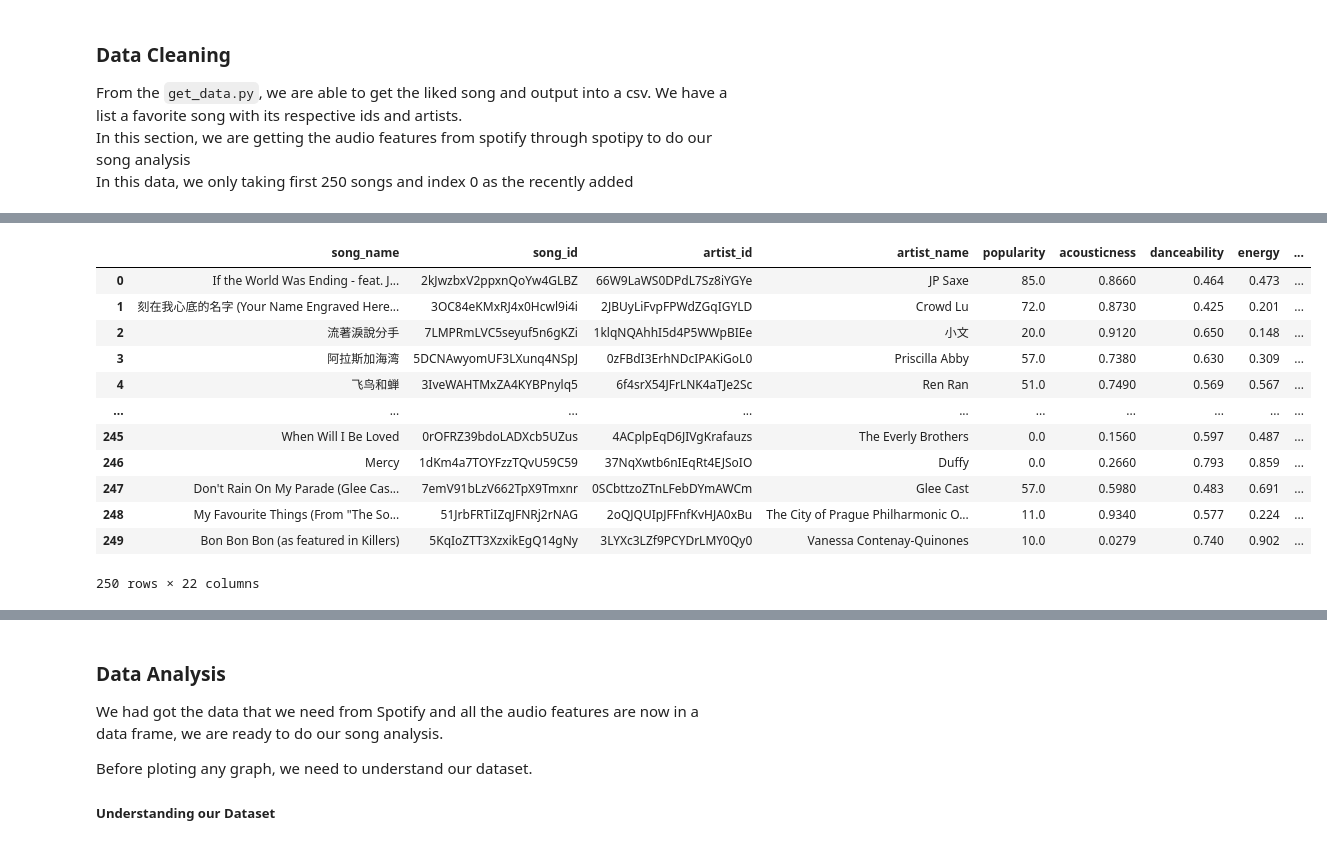
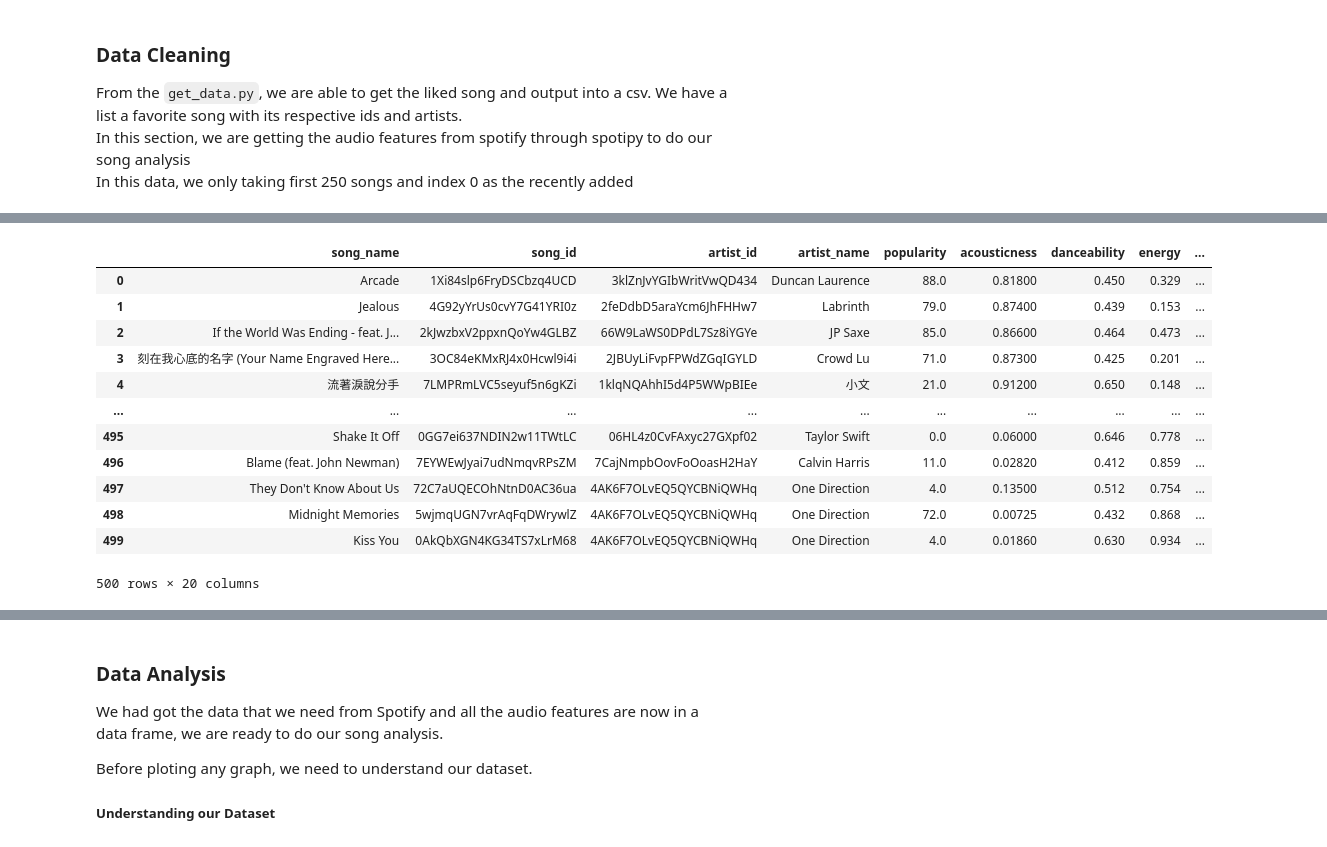
Before and after one commit to kaixuan98/fav-song-analysis, a Jupyter notebook: fav-song-anlysis.ipynb, the cells around one changed output, grey strips where cells are left out. Drawn from its saved outputs; the diff is of its cells as text; code cells hidden in the pictures.

```diff
--- a/fav-song-anlysis.ipynb
+++ b/fav-song-anlysis.ipynb
@@ -46,26 +44,25 @@ audio_features_list=audio_features_list.rename(columns={"id" : "song_id"})
 # %%
 # join the overlap which is song_id
 df = audio_features_list.combine_first(fav_song_list)
 
 #getting the list of the columns
 cols = df.columns.tolist()
 
 #reordering the columns and our final dataset has been set into df
 df = df[['song_name','song_id','artist_id','artist_name','popularity','acousticness','danceability','energy','instrumentalness','key',
-         'liveness','loudness','mode','speechiness','tempo','valence','time_signature','duration_ms',
-         'track_href','type','uri','analysis_url']]
+         'liveness','loudness','mode','speechiness','tempo','valence','time_signature','duration_ms','added_at', 'released_date']]
 df
 # %% [output]
 |  | song_name | song_id | artist_id | artist_name | popularity | acousticness | danceability | energy | ... |
-| 0 | If the World Was Ending - feat. J... | 2kJwzbxV2ppxnQoYw4GLBZ | 66W9LaWS0DPdL7Sz8iYGYe | JP Saxe | 85.0 | 0.8660 | 0.464 | 0.473 | ... |
-| 1 | 刻在我心底的名字 (Your Name Engraved Here... | 3OC84eKMxRJ4x0Hcwl9i4i | 2JBUyLiFvpFPWdZGqIGYLD | Crowd Lu | 72.0 | 0.8730 | 0.425 | 0.201 | ... |
-| 2 | 流著淚說分手 | 7LMPRmLVC5seyuf5n6gKZi | 1klqNQAhhI5d4P5WWpBIEe | 小文 | 20.0 | 0.9120 | 0.650 | 0.148 | ... |
-| 3 | 阿拉斯加海湾 | 5DCNAwyomUF3LXunq4NSpJ | 0zFBdI3ErhNDcIPAKiGoL0 | Priscilla Abby | 57.0 | 0.7380 | 0.630 | 0.309 | ... |
-| 4 | 飞鸟和蝉 | 3IveWAHTMxZA4KYBPnylq5 | 6f4srX54JFrLNK4aTJe2Sc | Ren Ran | 51.0 | 0.7490 | 0.569 | 0.567 | ... |
+| 0 | Arcade | 1Xi84slp6FryDSCbzq4UCD | 3klZnJvYGIbWritVwQD434 | Duncan Laurence | 88.0 | 0.81800 | 0.450 | 0.329 | ... |
+| 1 | Jealous | 4G92yYrUs0cvY7G41YRI0z | 2feDdbD5araYcm6JhFHHw7 | Labrinth | 79.0 | 0.87400 | 0.439 | 0.153 | ... |
+| 2 | If the World Was Ending - feat. J... | 2kJwzbxV2ppxnQoYw4GLBZ | 66W9LaWS0DPdL7Sz8iYGYe | JP Saxe | 85.0 | 0.86600 | 0.464 | 0.473 | ... |
+| 3 | 刻在我心底的名字 (Your Name Engraved Here... | 3OC84eKMxRJ4x0Hcwl9i4i | 2JBUyLiFvpFPWdZGqIGYLD | Crowd Lu | 71.0 | 0.87300 | 0.425 | 0.201 | ... |
+| 4 | 流著淚說分手 | 7LMPRmLVC5seyuf5n6gKZi | 1klqNQAhhI5d4P5WWpBIEe | 小文 | 21.0 | 0.91200 | 0.650 | 0.148 | ... |
 | ... | ... | ... | ... | ... | ... | ... | ... | ... | ... |
-| 245 | When Will I Be Loved | 0rOFRZ39bdoLADXcb5UZus | 4ACplpEqD6JIVgKrafauzs | The Everly Brothers | 0.0 | 0.1560 | 0.597 | 0.487 | ... |
-| 246 | Mercy | 1dKm4a7TOYFzzTQvU59C59 | 37NqXwtb6nIEqRt4EJSoIO | Duffy | 0.0 | 0.2660 | 0.793 | 0.859 | ... |
-| 247 | Don't Rain On My Parade (Glee Cas... | 7emV91bLzV662TpX9Tmxnr | 0SCbttzoZTnLFebDYmAWCm | Glee Cast | 57.0 | 0.5980 | 0.483 | 0.691 | ... |
-| 248 | My Favourite Things (From "The So... | 51JrbFRTiIZqJFNRj2rNAG | 2oQJQUIpJFFnfKvHJA0xBu | The City of Prague Philharmonic O... | 11.0 | 0.9340 | 0.577 | 0.224 | ... |
-| 249 | Bon Bon Bon (as featured in Killers) | 5KqIoZTT3XzxikEgQ14gNy | 3LYXc3LZf9PCYDrLMY0Qy0 | Vanessa Contenay-Quinones | 10.0 | 0.0279 | 0.740 | 0.902 | ... |
+| 495 | Shake It Off | 0GG7ei637NDIN2w11TWtLC | 06HL4z0CvFAxyc27GXpf02 | Taylor Swift | 0.0 | 0.06000 | 0.646 | 0.778 | ... |
+| 496 | Blame (feat. John Newman) | 7EYWEwJyai7udNmqvRPsZM | 7CajNmpbOovFoOoasH2HaY | Calvin Harris | 11.0 | 0.02820 | 0.412 | 0.859 | ... |
+| 497 | They Don't Know About Us | 72C7aUQECOhNtnD0AC36ua | 4AK6F7OLvEQ5QYCBNiQWHq | One Direction | 4.0 | 0.13500 | 0.512 | 0.754 | ... |
+| 498 | Midnight Memories | 5wjmqUGN7vrAqFqDWrywlZ | 4AK6F7OLvEQ5QYCBNiQWHq | One Direction | 72.0 | 0.00725 | 0.432 | 0.868 | ... |
+| 499 | Kiss You | 0AkQbXGN4KG34TS7xLrM68 | 4AK6F7OLvEQ5QYCBNiQWHq | One Direction | 4.0 | 0.01860 | 0.630 | 0.934 | ... |
-250 rows × 22 columns
+500 rows × 20 columns
```
Also changed, not shown: parts of 43 cells of this notebook, 5 other files.
